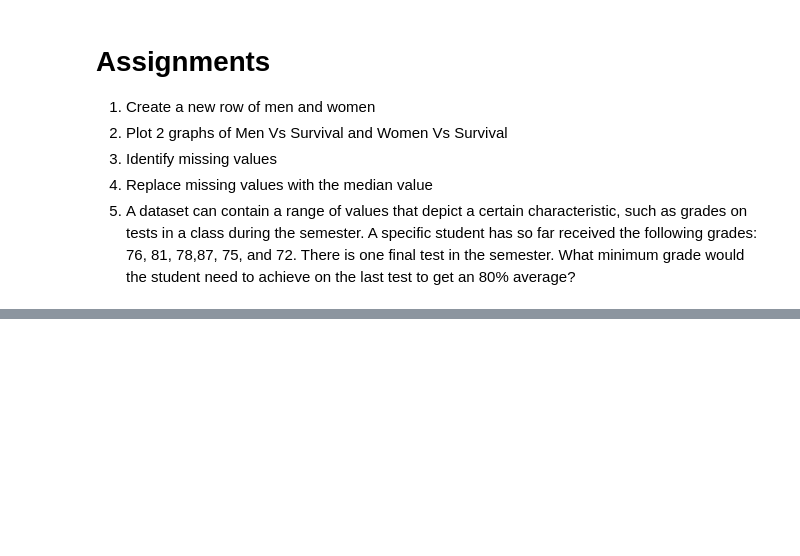
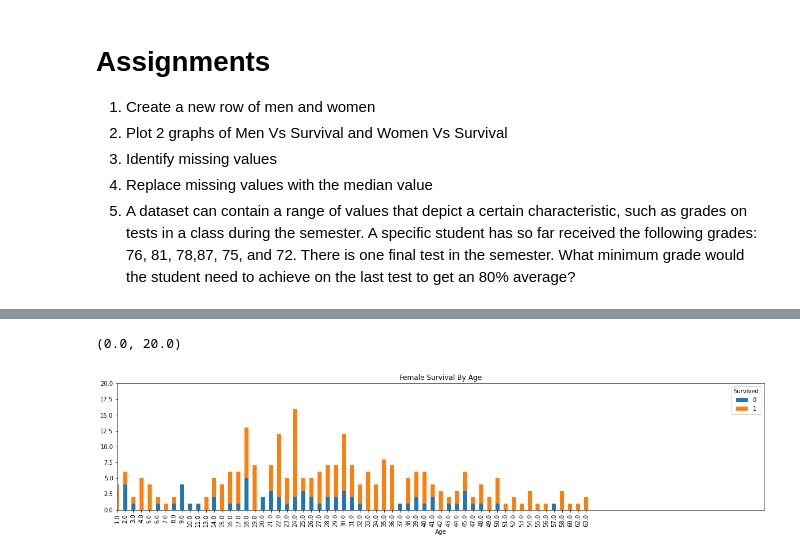
Before and after one commit to kanacb/pythonIN10hrs, a Jupyter notebook: Lesson5.ipynb, the cells around one changed output, grey strips where cells are left out. Drawn from its saved outputs; the diff is of its cells as text; code cells hidden in the pictures; blank space fills up the shorter version.

```diff
--- a/Lesson5.ipynb
+++ b/Lesson5.ipynb
@@ -136,0 +214,3 @@ for feature in feature_list:
+# %%
+women = data_raw[data_raw['Sex']=='female'].round(0)
+women
@@ -136,0 +231,8 @@ for feature in feature_list:
+# %%
+women_plot = women.groupby(['Survived','Age']).size().reset_index().pivot(columns="Survived",index="Age",values=0)
+ax = women_plot.plot(kind="bar",stacked=True,figsize=(20,4),title="Female Survival By Age")
+ax.set_xlim(0,80)
+ax.set_ylim(0,20)
+# %% [output]
+(0.0, 20.0)
+[figure, added]
```
Also changed, not shown: parts of 12 cells of this notebook.
